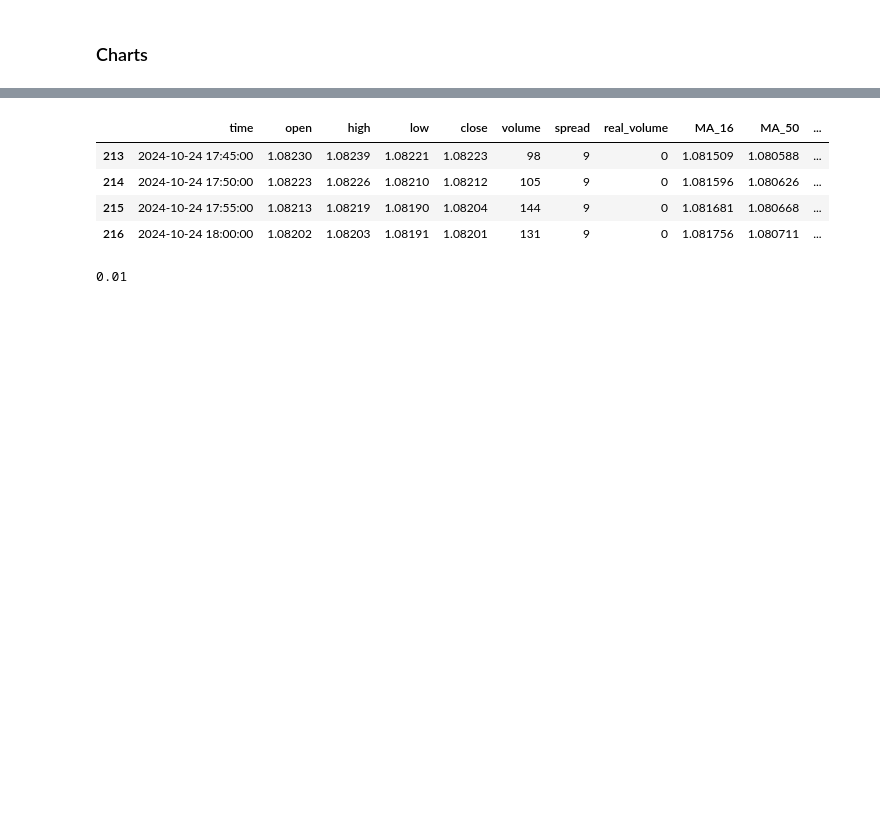
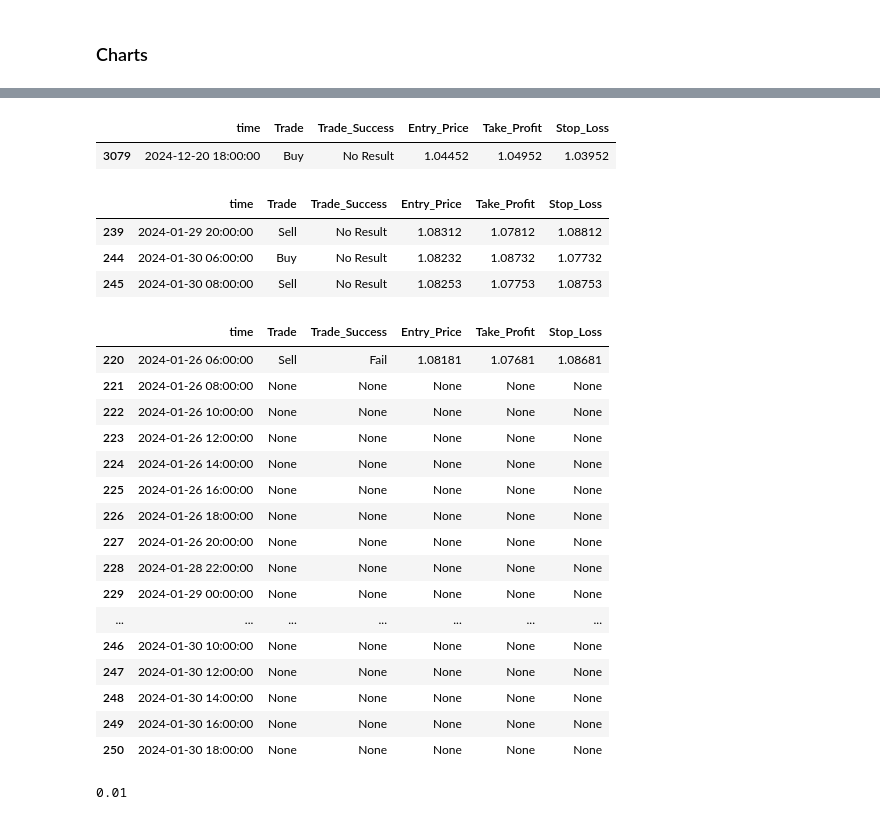
Before and after one commit to Kwamena-A-Yamoah/Forex_Trading_Bot_and_Analysis, a Jupyter notebook: backtest/ma_1 EURUSDm.ipynb, the cells around one changed output, grey strips where cells are left out. Drawn from its saved outputs; the diff is of its cells as text; code cells hidden in the pictures; blank space fills up the shorter version.

Commit message:
"No Result" solved

```diff
--- a/backtest/ma_1 EURUSDm.ipynb
+++ b/backtest/ma_1 EURUSDm.ipynb
@@ -261,14 +271,14 @@ def get_month_dates(month_name, year):
 
     return start_date, end_date
 # %%
-def moving_average_backtest(symbol, timeframe, month, year, num1, num2):
+# Backtests for a whole year
+def moving_average_backtest_year(symbol, timeframe, year, num1, num2):
     """
     Performs a moving average crossover backtest for a given symbol, timeframe, and date range.
 
     Parameters:
         symbol (str): The trading symbol (e.g., "EURUSDm").
         timeframe (int): The MetaTrader 5 timeframe constant (e.g., mt5.TIMEFRAME_M15).
-        month (str): The abbreviated name of the month (e.g., "Jan", "Feb").
         year (int): The year (e.g., 2024).
         num1 (int): The period for the first moving average.
         num2 (int): The period for the second moving average.
@@ -279,8 +289,8 @@ def moving_average_backtest(symbol, timeframe, month, year, num1, num2):
               and the total pips earned or lost.
     """
     # Get the dates
-    start_date = get_month_dates(month, year)[0]
-    end_date = get_month_dates(month, year)[1]
+    start_date = get_year_dates(year)[0]
+    end_date = get_year_dates(year)[1]
 
     # Retrieve currency data in 15 minute timeframe with a time range
     ticks = mt5.copy_rates_range(symbol, timeframe, start_date, end_date)
@@ -291,9 +301,9 @@ def moving_average_backtest(symbol, timeframe, month, year, num1, num2):
     # Get the "point" or tick of the pair for symbol presumably = 0.00001
     sym_point = mt5.symbol_info(symbol).point
 
-    #TP AND SP amount
-    tp_amount = 10
-    sp_amount = 10
+    #TP AND SP amount 1:2
+    tp_amount = 5
+    sp_amount = 5
 
     # Define pip values and spread adjustment, a point is 0.00001
     take_profit_pips = tp_amount * (sym_point * 100)  # 10 pips, 5$ for take profit
@@ -363,6 +373,16 @@ def moving_average_backtest(symbol, timeframe, month, year, num1, num2):
                     pips_result = -1 * sp_amount
                     break  # Exit the loop once SL is hit
 
+                # Handle cases where TP and SL hit in the same candle
+                # if take_profit_hit and stop_loss_hit:
+                #     if random.choice([True, False]):  # Randomly pick TP or SL
+                #         trade_success = 'Success'
+                #         pips_result = tp_amount
+                #     else:
+                #         trade_success = 'Fail'
+                #         pips_result = -1 * sp_amount
+                #     break
+
             # Update the DataFrame with the trade result
             data.at[i, 'Trade_Success'] = trade_success
             data.at[i, 'Pips'] = pips_result
@@ -370,12 +390,11 @@ def moving_average_backtest(symbol, timeframe, month, year, num1, num2):
     # Filter and view only the trades
     trades_df = data.dropna(subset=['Trade'])
 
-    # Get the month name
-    month_name = month
 
     # Extract counts for each category
     buy_sell = trades_df["Trade"].value_counts()
     success_fail = trades_df["Trade_Success"].value_counts()
+    successful_trade = trades_df[trades_df["Trade_Success"]=="Success"].shape[0]
     total_trades = trades_df.shape[0]   # For the total count of trades
     sum_pips = trades_df.groupby("Trade_Success")["Pips"].sum().sum() # Sum of pips
 
@@ -386,7 +405,8 @@ def moving_average_backtest(symbol, timeframe, month, year, num1, num2):
             "Success": success_fail.get('Success', 0),
             "Fail": success_fail.get('Fail', 0),
             "No Result": success_fail.get('No Result', 0),
-            "Pips Earn/Lost": sum_pips
+            "Pips Earn/Lost": sum_pips,
+            "Win Rate %": round((successful_trade/total_trades)*100, 0)
         }
 
 
@@ -508,3 +609,10 @@ x
+# %%
+symbol = "EURUSDm"
+timeframe = mt5.TIMEFRAME_H2
+month ='jun'
+year = 2024
+mab= moving_average_backtest_year(symbol, timeframe, year, 24, 25)
+mab
 # %% [markdown]
 __Info__
 - Now we need to find the moving average pairs with the best average win rate (%) across the years
@@ -682,0 +797,3 @@ data
+# %%
+view_trades= mab[1][['time','Trade','Trade_Success','Entry_Price','Take_Profit','Stop_Loss']]
+view_trades.groupby(by=['Trade','Trade_Success']).count()
@@ -682,0 +808,5 @@ data
+# %%
+view_trades[view_trades['Trade_Success']=='No Result']
+# %% [output]
+|  | time | Trade | Trade_Success | Entry_Price | Take_Profit | Stop_Loss |
+| 3079 | 2024-12-20 18:00:00 | Buy | No Result | 1.04452 | 1.04952 | 1.03952 |
@@ -683,2 +862,27 @@ data
+# %%
+view_trades[view_trades['Trade_Success']=='No Result']
+# %% [output]
+|  | time | Trade | Trade_Success | Entry_Price | Take_Profit | Stop_Loss |
+| 239 | 2024-01-29 20:00:00 | Sell | No Result | 1.08312 | 1.07812 | 1.08812 |
+| 244 | 2024-01-30 06:00:00 | Buy | No Result | 1.08232 | 1.08732 | 1.07732 |
+| 245 | 2024-01-30 08:00:00 | Sell | No Result | 1.08253 | 1.07753 | 1.08753 |
 # %%
-view_trades= trades_df[['time','Trade','Trade_Success']]
+view_trades.loc[220:250][['time','Trade','Trade_Success','Entry_Price','Take_Profit','Stop_Loss']]
+# %% [output]
+|  | time | Trade | Trade_Success | Entry_Price | Take_Profit | Stop_Loss |
+| 220 | 2024-01-26 06:00:00 | Sell | Fail | 1.08181 | 1.07681 | 1.08681 |
+| 221 | 2024-01-26 08:00:00 | None | None | None | None | None |
+| 222 | 2024-01-26 10:00:00 | None | None | None | None | None |
+| 223 | 2024-01-26 12:00:00 | None | None | None | None | None |
+| 224 | 2024-01-26 14:00:00 | None | None | None | None | None |
+| 225 | 2024-01-26 16:00:00 | None | None | None | None | None |
+| 226 | 2024-01-26 18:00:00 | None | None | None | None | None |
+| 227 | 2024-01-26 20:00:00 | None | None | None | None | None |
+| 228 | 2024-01-28 22:00:00 | None | None | None | None | None |
+| 229 | 2024-01-29 00:00:00 | None | None | None | None | None |
+| ... | ... | ... | ... | ... | ... | ... |
+| 246 | 2024-01-30 10:00:00 | None | None | None | None | None |
+| 247 | 2024-01-30 12:00:00 | None | None | None | None | None |
+| 248 | 2024-01-30 14:00:00 | None | None | None | None | None |
+| 249 | 2024-01-30 16:00:00 | None | None | None | None | None |
+| 250 | 2024-01-30 18:00:00 | None | None | None | None | None |
@@ -734,11 +889,3 @@ fig.show()
-# %%
-data.loc[213:216]
-# %% [output]
-|  | time | open | high | low | close | volume | spread | real_volume | MA_16 | MA_50 | ... |
-| 213 | 2024-10-24 17:45:00 | 1.08230 | 1.08239 | 1.08221 | 1.08223 | 98 | 9 | 0 | 1.081509 | 1.080588 | ... |
-| 214 | 2024-10-24 17:50:00 | 1.08223 | 1.08226 | 1.08210 | 1.08212 | 105 | 9 | 0 | 1.081596 | 1.080626 | ... |
-| 215 | 2024-10-24 17:55:00 | 1.08213 | 1.08219 | 1.08190 | 1.08204 | 144 | 9 | 0 | 1.081681 | 1.080668 | ... |
-| 216 | 2024-10-24 18:00:00 | 1.08202 | 1.08203 | 1.08191 | 1.08201 | 131 | 9 | 0 | 1.081756 | 1.080711 | ... |
 # %%
 symbol_info= mt5.symbol_info("BTCUSDm")
 point = symbol_info.point
```
Also changed, not shown: parts of 12 cells of this notebook, 2 other files.
